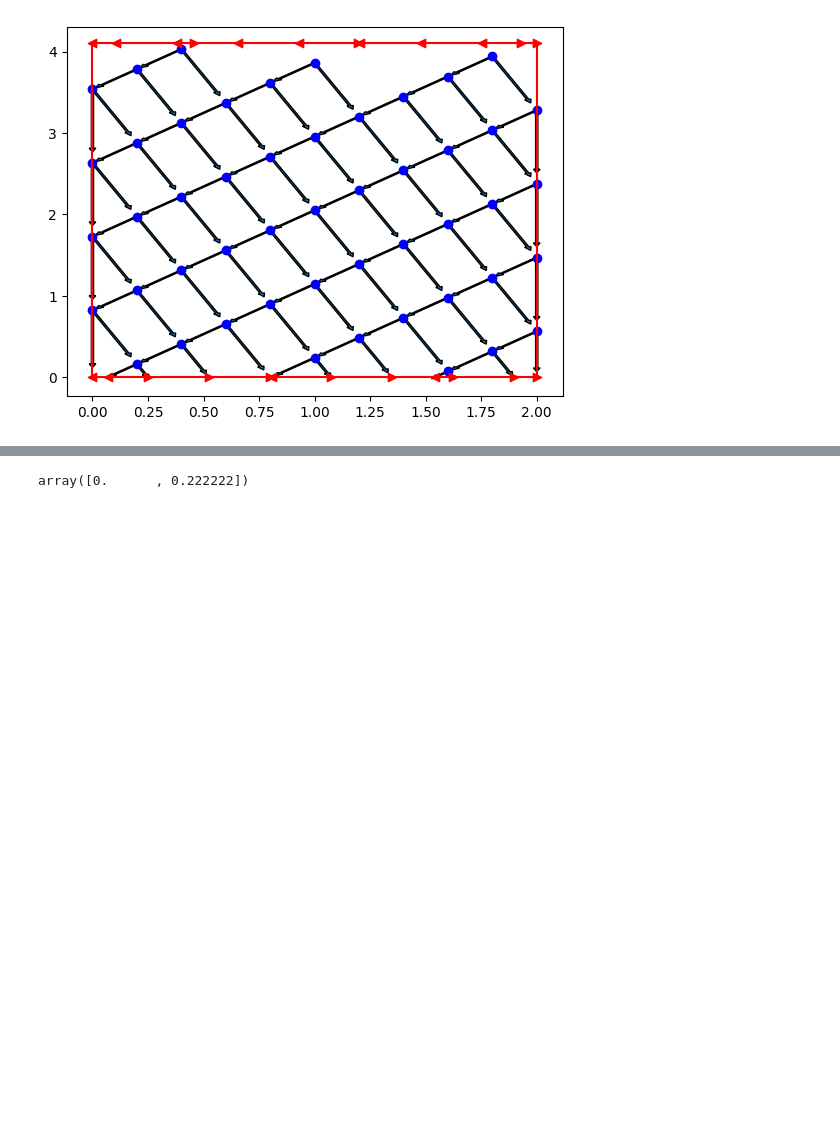
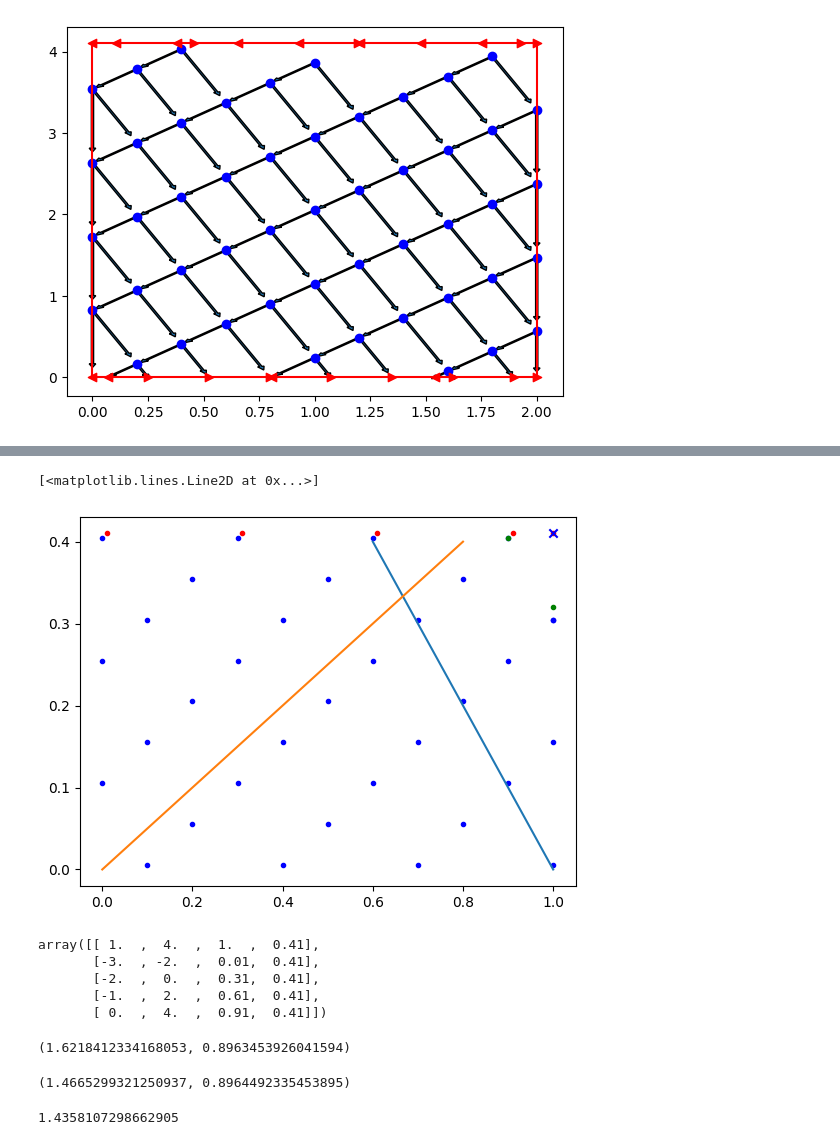
Before and after one commit to Dann38/model_rectification_column, a Jupyter notebook: Untitled.ipynb, the cells around one changed output, grey strips where cells are left out. Cells and saved outputs as stored; diff of their text form; code cells hidden in the pictures; blank space fills up the shorter version.

```diff
--- a/Untitled.ipynb
+++ b/Untitled.ipynb
@@ -462,4 +371,52 @@ for s, y1, y2 in zip(s_ar, y_ar, y_an_ar):
+# %%
+for node in mesh.nodes_center:
+    i = int(node[0])
+    j = int(node[1])
+    s = node[2]
+    t = node[3]
+    plt.scatter(node[2], node[3], color="b", marker=".")
+for node in mesh.nodes_final_r:
+    plt.scatter(node[2], node[3], color="r", marker=".")
+
+i = 0
+j= 4
+si, ti, xi, yi  = mesh.get_right_node_stxy(i, j)
+sl, tl, xl, yl = mesh.get_center_node_stxy(i, j)
+s1, t1, x1, y1 = mesh.get_center_node_stxy(i+1, j)
+s2, t2, x2, y2 =mesh.get_center_node_stxy(i+1, j+1) if mesh.is_from_center(i+1, j+1) else mesh.get_right_node_stxy(i+1, j)
+sr, tr, xr, yr = mesh.get_stxy_c_3node(s1, t1, x1, y1, s2, t2, x2, y2,si, ti, -hyp_problem.C1)
+
+x, y = solver.right_solve(hyp_problem, s=si, t=ti,
+                                sl=sl, tl=tl, xl=xl, yl=yl, hl=ti-tl,
+                                sr=sr, tr=tr, xr=xr, yr=yr, hr=ti-tr)
+
+plt.scatter(s1, t1, color="b", marker=".")
+plt.scatter(s2, t2, color="b", marker="x")
+plt.scatter(sl, tl, color="g", marker=".")
+plt.scatter(sr, tr, color="g", marker=".")
+t = np.linspace(0, 0.4)
+plt.plot(-t*hyp_problem.C1+hyp_problem.S1, t)
+plt.plot(t*hyp_problem.C2, t)
+# %% [output]
+[<matplotlib.lines.Line2D at 0x...>]
+[figure, added]
+# %%
+mesh.nodes_final_r
+# %% [output]
+array([[ 1.  ,  4.  ,  1.  ,  0.41],
+       [-3.  , -2.  ,  0.01,  0.41],
+       [-2.  ,  0.  ,  0.31,  0.41],
+       [-1.  ,  2.  ,  0.61,  0.41],
+       [ 0.  ,  4.  ,  0.91,  0.41]])
 # %%
-np.array([0.000000000000000000000000001111111111, 0.222222222]).round(6)
+x, y
 # %% [output]
-array([0.      , 0.222222])
+(1.6218412334168053, 0.8963453926041594)
+# %%
+xi, yi
+# %% [output]
+(1.4665299321250937, 0.8964492335453895)
+# %%
+x_an(si, ti)
+# %% [output]
+1.4358107298662905
```
Also changed, not shown: parts of 9 cells of this notebook, 3 other files.
